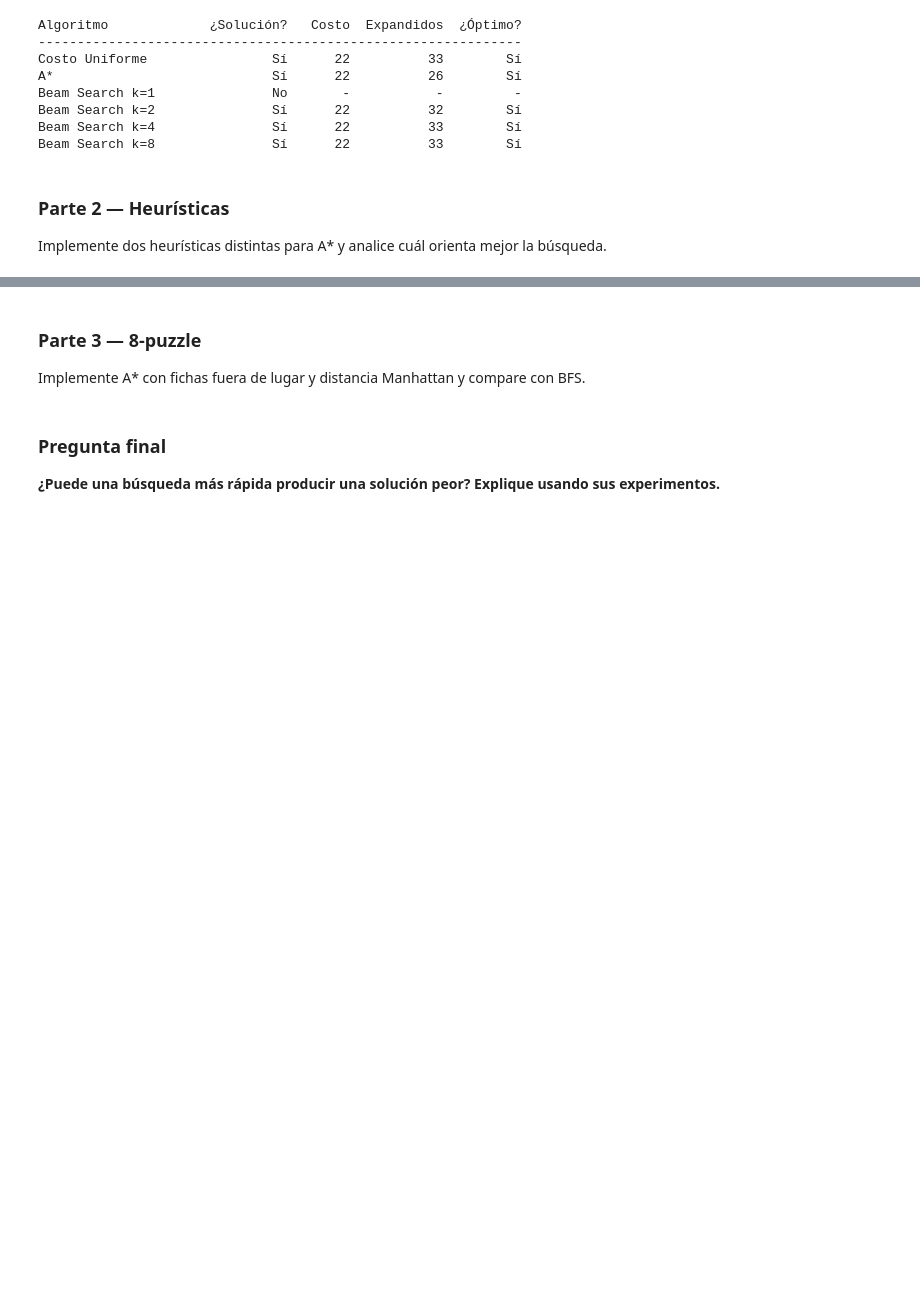
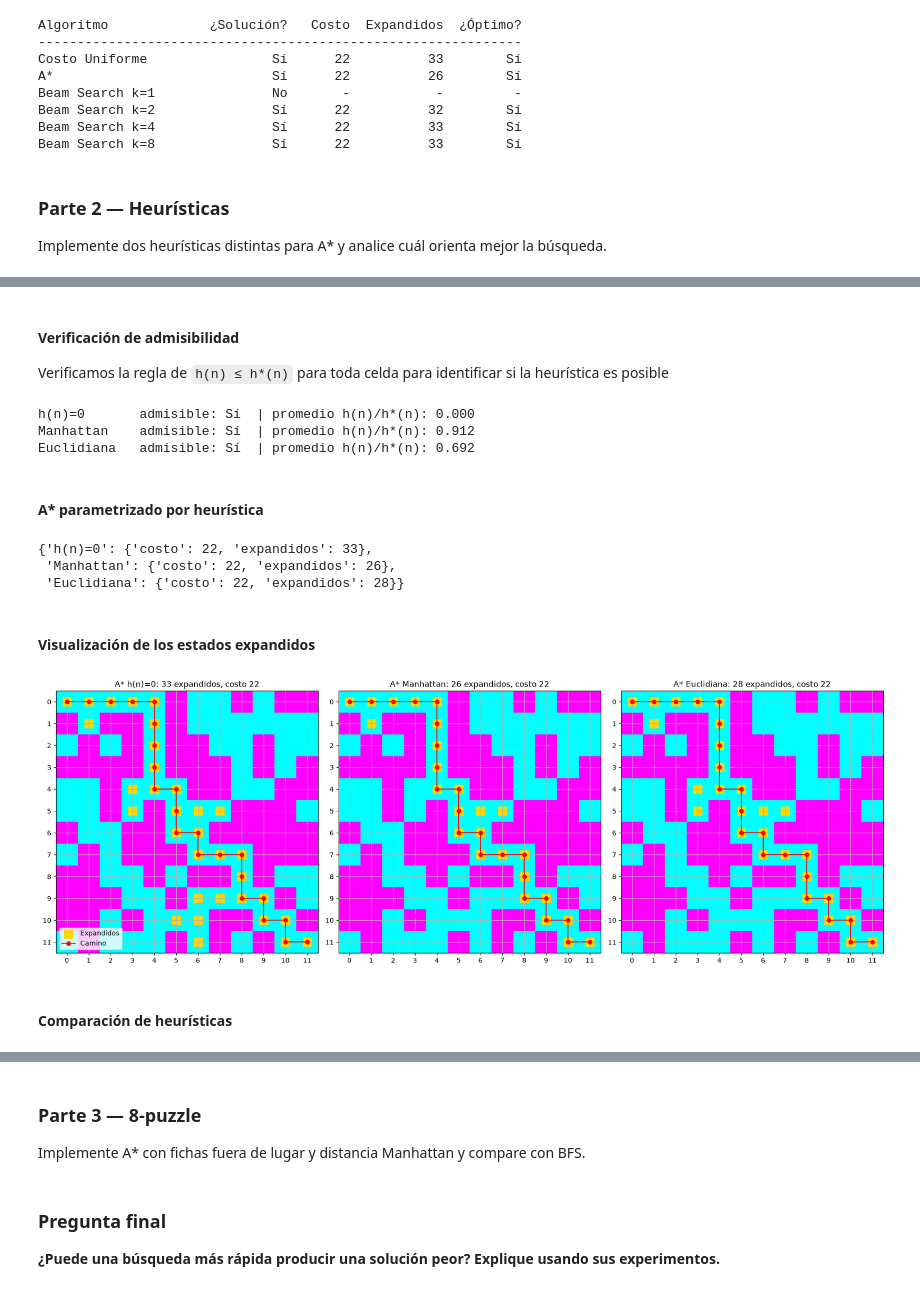
Before and after one commit to diego-juan3112/actividad-final-primer-corte-sistemas-inteligentes-1, a Jupyter notebook: 2_Busqueda_informada/Solucion.ipynb, the cells around one changed output, grey strips where cells are left out. Saved outputs shown, nothing was run; the diff lists cells and outputs as text; code cells hidden in the pictures; blank space fills up the shorter version.

Commit message:
feat: segunda parte solucionada, comparación de heurísticas Manhattan y Euclidiana en A* con verificaciones

```diff
--- a/2_Busqueda_informada/Solucion.ipynb
+++ b/2_Busqueda_informada/Solucion.ipynb
@@ -266,0 +280,79 @@ Implemente dos heurísticas distintas para A* y analice cuál orienta mejor la b
+# %% [markdown]
+#### Verificación de admisibilidad
+Verificamos la regla de `h(n) ≤ h*(n)` para toda celda para identificar si la heurística es posible
+# %%
+# Calculamos h*(n) para todas las celdas libres con una búsqueda en anchura desde el OBJETIVO
+def costo_real_hasta_objetivo(mapa,objetivo):
+    h_real={objetivo:0}; cola=deque([objetivo])
+    while cola:
+        nodo=cola.popleft()
+        for vecino in sucesores_mapa(mapa,nodo):
+            if vecino not in h_real:
+                h_real[vecino]=h_real[nodo]+1
+                cola.append(vecino)
+    return h_real
+
+h_real = costo_real_hasta_objetivo(mapa,OBJETIVO)
+
+# Revisamos todas las celdas alcanzables e identificamos cuántas cumplen con h(n) <= h*(n) y qué tan cerca estan de h*.
+for nombre,h in heuristicas.items():
+    admisible = all(h(celda,OBJETIVO) <= h_real[celda] for celda in h_real)
+    celdas = [c for c in h_real if h_real[c] > 0]
+    cercania = sum(h(c,OBJETIVO)/h_real[c] for c in celdas)/len(celdas)
+    print(f"{nombre:<12} admisible: {'Sí' if admisible else 'No':<3} | promedio h(n)/h*(n): {cercania:.3f}")
+# %% [output]
+h(n)=0       admisible: Sí  | promedio h(n)/h*(n): 0.000
+Manhattan    admisible: Sí  | promedio h(n)/h*(n): 0.912
+Euclidiana   admisible: Sí  | promedio h(n)/h*(n): 0.692
+# %% [markdown]
+#### A* parametrizado por heurística
+# %%
+"""
+Adaptamos la funcion astar_mapa a la lógica de A* es la misma, pero recibiendo la
+heurística h como parámetro en lugar de usar manhattan fijo, ademas guarda la lista
+de celdas expandidas para poder dibujar qué zona del mapa exploró cada heurística
+"""
+def astar_mapa_h(mapa,inicio,objetivo,h):
+    tie=count(); frontera=[(h(inicio,objetivo),0,next(tie),inicio,[inicio])]
+    mejor_g={inicio:0}; expandidos=0; explorados=[]
+    while frontera:
+        f,g,_,nodo,camino=heappop(frontera)
+        if g != mejor_g.get(nodo): continue
+        expandidos += 1; explorados.append(nodo)
+        if nodo==objetivo:
+            return {"camino":camino,"costo":g,"expandidos":expandidos,"explorados":explorados}
+        for vecino in sucesores_mapa(mapa,nodo):
+            ng=g+1
+            if ng < mejor_g.get(vecino, math.inf):
+                mejor_g[vecino]=ng
+                nf=ng+h(vecino,objetivo)
+                heappush(frontera,(nf,ng,next(tie),vecino,camino+[vecino]))
+    return None
+
+# Armamos la tabla de resultados de las heurísticas, indicando el costo y los nodos expandidos
+resultados_heuristicas = {nombre: astar_mapa_h(mapa,INICIO,OBJETIVO,h) for nombre,h in heuristicas.items()}
+{nombre: {"costo":r["costo"],"expandidos":r["expandidos"]} for nombre,r in resultados_heuristicas.items()}
+# %% [output]
+{'h(n)=0': {'costo': 22, 'expandidos': 33},
+ 'Manhattan': {'costo': 22, 'expandidos': 26},
+ 'Euclidiana': {'costo': 22, 'expandidos': 28}}
+# %% [markdown]
+#### Visualización de los estados expandidos
+# %%
+# Ahora sobre el mapa se marcan en amarillo las celdas que expandió A* con cada heurística
+# y en rojo el camino encontrado, así vemos qué tanto se desvía la búsqueda del camino final.
+fig,axes = plt.subplots(1,len(resultados_heuristicas),figsize=(18,6))
+for ax,(nombre,res) in zip(axes,resultados_heuristicas.items()):
+    ax.imshow(mapa,cmap='cool')
+    ef=[f for f,c in res["explorados"]]; ec=[c for f,c in res["explorados"]]
+    ax.scatter(ec,ef,s=180,c='gold',marker='s',label="Expandidos")
+    xs=[c for f,c in res["camino"]]; ys=[f for f,c in res["camino"]]
+    ax.plot(xs,ys,c='red',marker="o",label="Camino")
+    ax.set_xticks(range(len(mapa[0]))); ax.set_yticks(range(len(mapa))); ax.grid(True)
+    ax.set_title(f"A* {nombre}: {res['expandidos']} expandidos, costo {res['costo']}")
+axes[0].legend(loc="lower left")
+plt.tight_layout(); plt.show()
+# %% [output]
+[figure, added]
+# %% [markdown]
+#### Comparación de heurísticas
```
Also changed, not shown: parts of 6 cells of this notebook.
